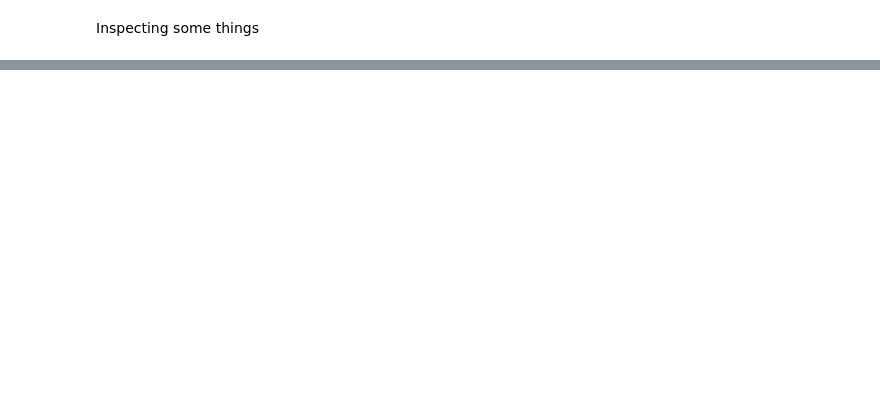
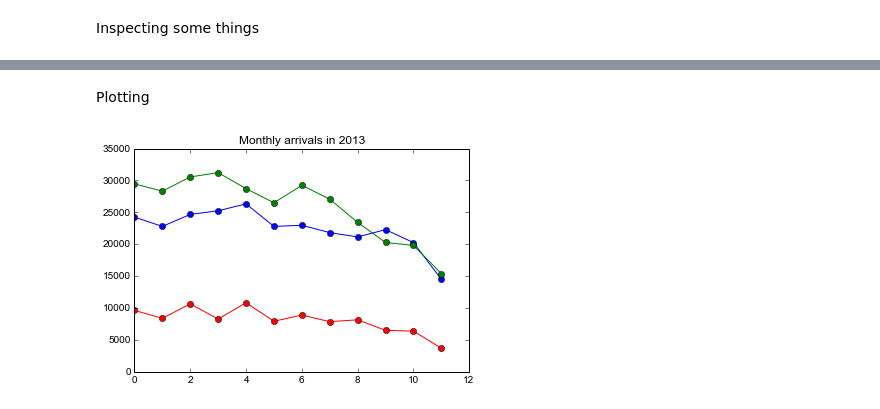
Before and after one commit to leomrocha/data-analysis-exercises, a Jupyter notebook: 3rd Exercise.ipynb, the cells around one changed output, grey strips where cells are left out. Drawn from its saved outputs; the diff is of its cells as text; code cells hidden in the pictures; blank space fills up the shorter version.

Commit message:
starting plots and solutions for 3rd exercise in pure python

```diff
--- a/3rd Exercise.ipynb
+++ b/3rd Exercise.ipynb
@@ -157,0 +315,2 @@ s_ports.groupby('Destination').size()
+# %% [markdown]
+Plotting
@@ -157,0 +320,9 @@ s_ports.groupby('Destination').size()
+# %%
+xticks = ['Jan','Feb','Mar','Apr','May','Jun','Jul','Aug','Sep','Oct','Nov','Dec']
+fig, ax = plt.subplots()
+ax.plot(counts['MAD'], marker='o', label='MAD')
+ax.plot(counts['BCN'], marker='o', label='BCN')
+ax.plot(counts['AGP'], marker='o', label='AGP')
+plt.title('Monthly arrivals in 2013');
+# %% [output]
+[figure, added]
```
Also changed, not shown: parts of 24 cells of this notebook.
